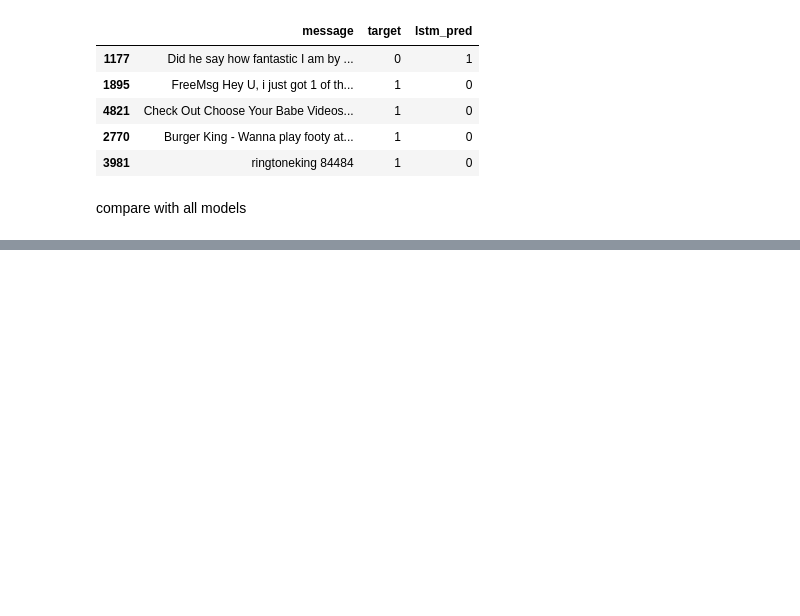
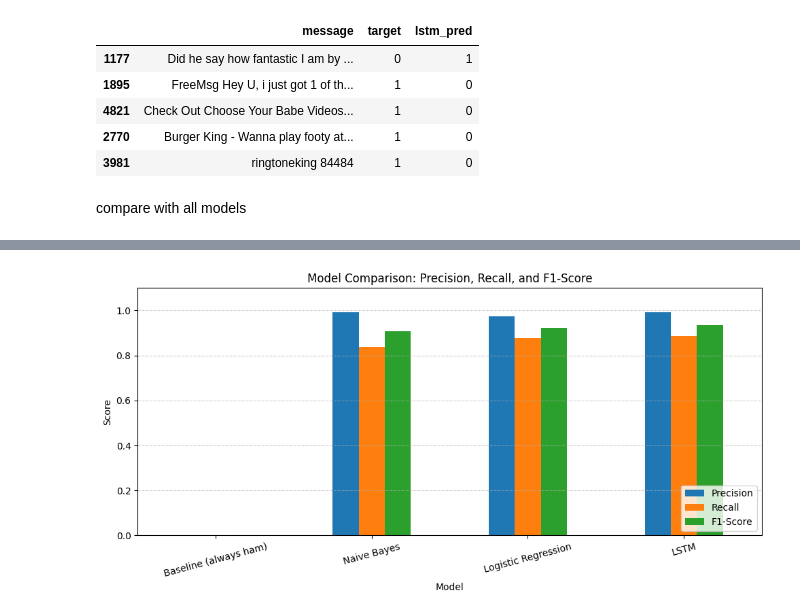
Before and after one commit to zahrss0r/DS483-SMS-Spam-Detection-Project, a Jupyter notebook: DS483_SMS_Spam.ipynb, the cells around one changed output, grey strips where cells are left out. Cells and saved outputs as stored; diff of their text form; code cells hidden in the pictures; blank space fills up the shorter version.

```diff
--- a/DS483_SMS_Spam.ipynb
+++ b/DS483_SMS_Spam.ipynb
@@ -1795,0 +1798,4 @@ Errors LSTM: 16
+# %%
+# Display the full comparison table for all models trained so far
+results_table = show_results()
+display(results_table)
@@ -1795,0 +1808,16 @@ Errors LSTM: 16
+# %%
+# Plot a grouped bar chart comparing Precision, Recall, and F1-Score across all models
+metrics_to_plot = ['Precision', 'Recall', 'F1-Score']
+ax = results_table.set_index('Model')[metrics_to_plot].plot(
+    kind='bar', figsize=(10, 5), rot=15
+)
+
+plt.title('Model Comparison: Precision, Recall, and F1-Score')
+plt.ylabel('Score')
+plt.ylim(0, 1.1)
+plt.legend(loc='lower right')
+plt.grid(axis='y', linestyle='--', alpha=0.6)
+plt.tight_layout()
+plt.show()
+# %% [output]
+[figure, added]
```
Also changed, not shown: parts of 16 cells of this notebook.
